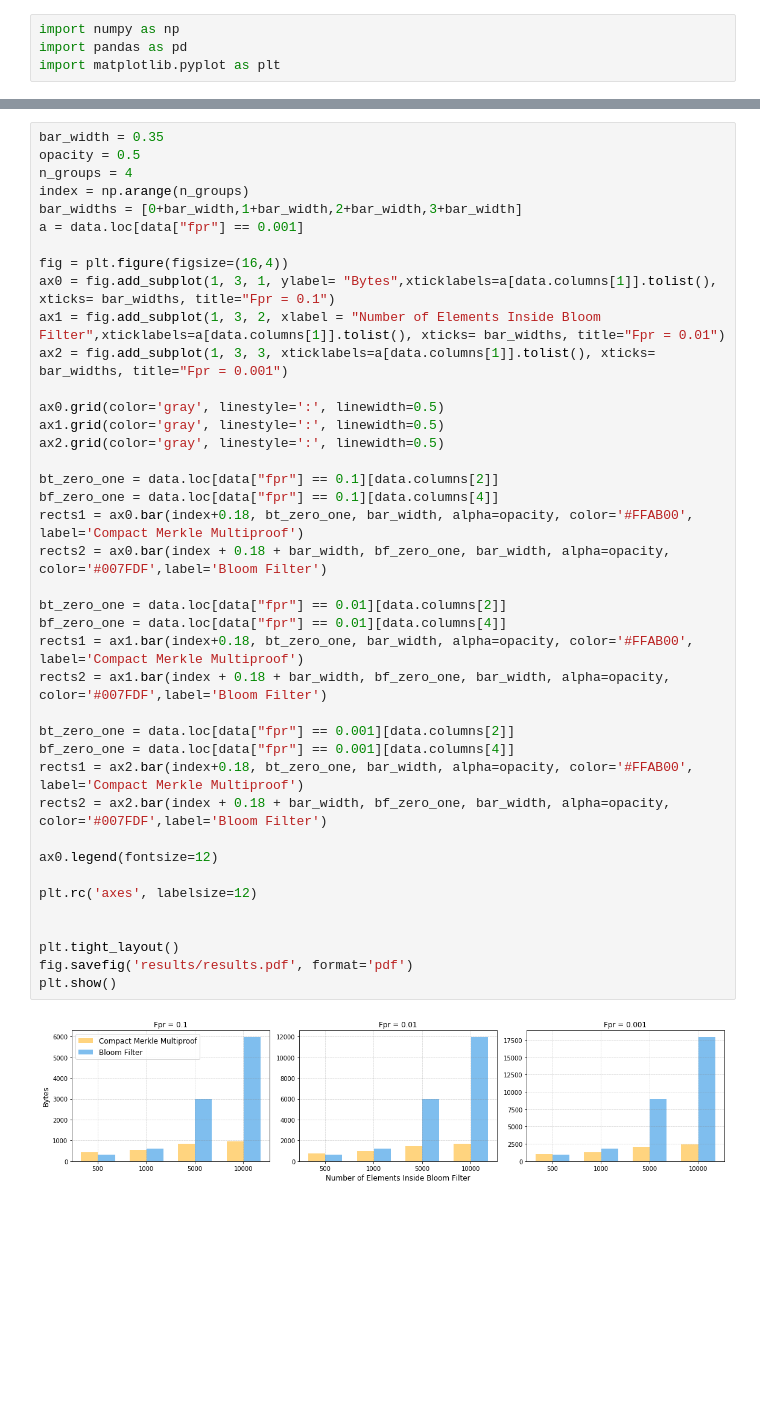
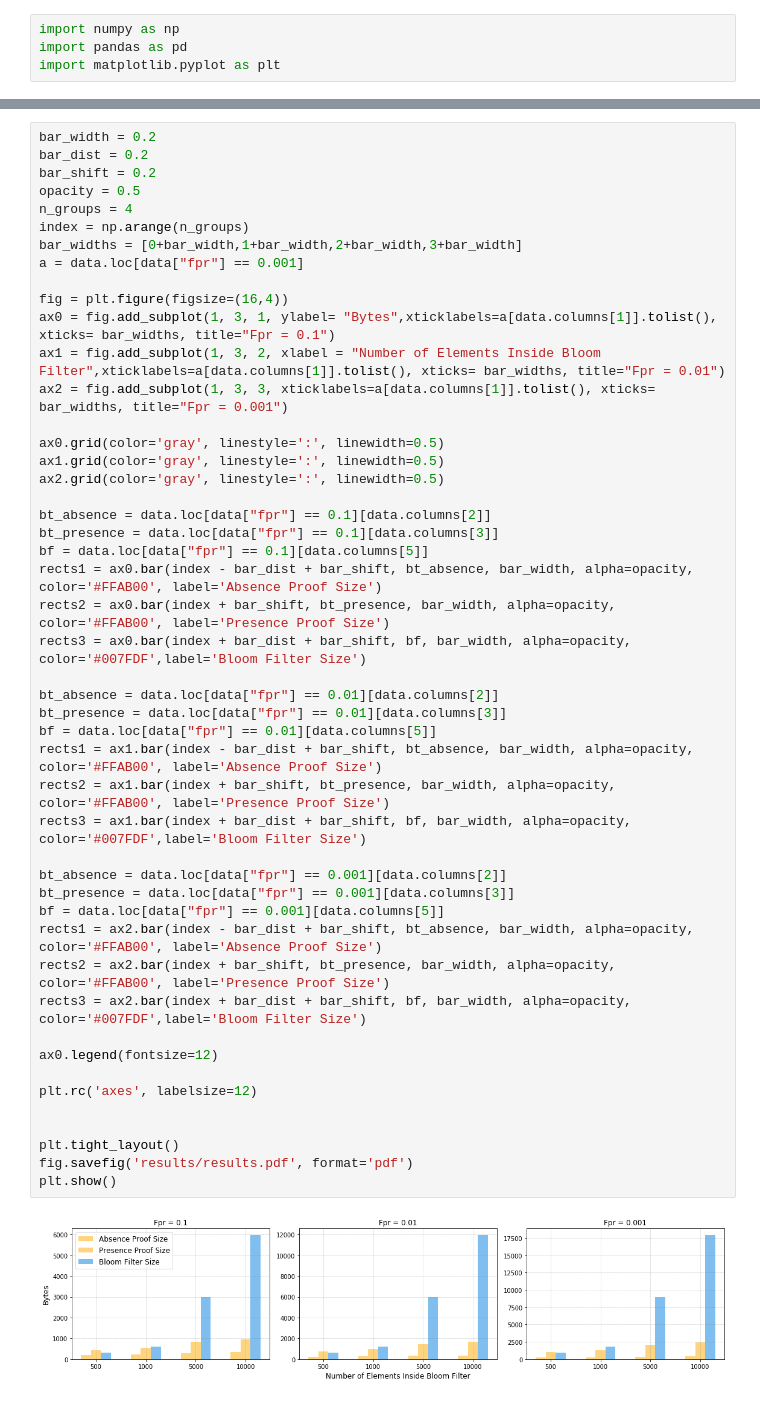
Before and after one commit to ChainlessCoder/bloom-tree-experiments, a Jupyter notebook: generate_barplots.ipynb, the cells around one changed output, grey strips where cells are left out. Saved outputs shown, nothing was run; the diff lists cells and outputs as text; blank space fills up the shorter version.

Commit message:
added absence proof visualization

```diff
--- a/generate_barplots.ipynb
+++ b/generate_barplots.ipynb
@@ -22,42 +22,50 @@ data
 # %%
-bar_width = 0.35
+bar_width = 0.2
+bar_dist = 0.2
+bar_shift = 0.2
 opacity = 0.5
 n_groups = 4
 index = np.arange(n_groups)
 bar_widths = [0+bar_width,1+bar_width,2+bar_width,3+bar_width]
 a = data.loc[data["fpr"] == 0.001]
 
 fig = plt.figure(figsize=(16,4))
 ax0 = fig.add_subplot(1, 3, 1, ylabel= "Bytes",xticklabels=a[data.columns[1]].tolist(), xticks= bar_widths, title="Fpr = 0.1")
 ax1 = fig.add_subplot(1, 3, 2, xlabel = "Number of Elements Inside Bloom Filter",xticklabels=a[data.columns[1]].tolist(), xticks= bar_widths, title="Fpr = 0.01")
 ax2 = fig.add_subplot(1, 3, 3, xticklabels=a[data.columns[1]].tolist(), xticks= bar_widths, title="Fpr = 0.001")
 
 ax0.grid(color='gray', linestyle=':', linewidth=0.5)
 ax1.grid(color='gray', linestyle=':', linewidth=0.5)
 ax2.grid(color='gray', linestyle=':', linewidth=0.5)
 
-bt_zero_one = data.loc[data["fpr"] == 0.1][data.columns[2]]
-bf_zero_one = data.loc[data["fpr"] == 0.1][data.columns[4]]
-rects1 = ax0.bar(index+0.18, bt_zero_one, bar_width, alpha=opacity, color='#FFAB00', label='Compact Merkle Multiproof')
-rects2 = ax0.bar(index + 0.18 + bar_width, bf_zero_one, bar_width, alpha=opacity, color='#007FDF',label='Bloom Filter')
+bt_absence = data.loc[data["fpr"] == 0.1][data.columns[2]]
+bt_presence = data.loc[data["fpr"] == 0.1][data.columns[3]]
+bf = data.loc[data["fpr"] == 0.1][data.columns[5]]
+rects1 = ax0.bar(index - bar_dist + bar_shift, bt_absence, bar_width, alpha=opacity, color='#FFAB00', label='Absence Proof Size')
+rects2 = ax0.bar(index + bar_shift, bt_presence, bar_width, alpha=opacity, color='#FFAB00', label='Presence Proof Size')
+rects3 = ax0.bar(index + bar_dist + bar_shift, bf, bar_width, alpha=opacity, color='#007FDF',label='Bloom Filter Size')
 
-bt_zero_one = data.loc[data["fpr"] == 0.01][data.columns[2]]
-bf_zero_one = data.loc[data["fpr"] == 0.01][data.columns[4]]
-rects1 = ax1.bar(index+0.18, bt_zero_one, bar_width, alpha=opacity, color='#FFAB00', label='Compact Merkle Multiproof')
-rects2 = ax1.bar(index + 0.18 + bar_width, bf_zero_one, bar_width, alpha=opacity, color='#007FDF',label='Bloom Filter')
+bt_absence = data.loc[data["fpr"] == 0.01][data.columns[2]]
+bt_presence = data.loc[data["fpr"] == 0.01][data.columns[3]]
+bf = data.loc[data["fpr"] == 0.01][data.columns[5]]
+rects1 = ax1.bar(index - bar_dist + bar_shift, bt_absence, bar_width, alpha=opacity, color='#FFAB00', label='Absence Proof Size')
+rects2 = ax1.bar(index + bar_shift, bt_presence, bar_width, alpha=opacity, color='#FFAB00', label='Presence Proof Size')
+rects3 = ax1.bar(index + bar_dist + bar_shift, bf, bar_width, alpha=opacity, color='#007FDF',label='Bloom Filter Size')
 
-bt_zero_one = data.loc[data["fpr"] == 0.001][data.columns[2]]
-bf_zero_one = data.loc[data["fpr"] == 0.001][data.columns[4]]
-rects1 = ax2.bar(index+0.18, bt_zero_one, bar_width, alpha=opacity, color='#FFAB00', label='Compact Merkle Multiproof')
-rects2 = ax2.bar(index + 0.18 + bar_width, bf_zero_one, bar_width, alpha=opacity, color='#007FDF',label='Bloom Filter')
+bt_absence = data.loc[data["fpr"] == 0.001][data.columns[2]]
+bt_presence = data.loc[data["fpr"] == 0.001][data.columns[3]]
+bf = data.loc[data["fpr"] == 0.001][data.columns[5]]
+rects1 = ax2.bar(index - bar_dist + bar_shift, bt_absence, bar_width, alpha=opacity, color='#FFAB00', label='Absence Proof Size')
+rects2 = ax2.bar(index + bar_shift, bt_presence, bar_width, alpha=opacity, color='#FFAB00', label='Presence Proof Size')
+rects3 = ax2.bar(index + bar_dist + bar_shift, bf, bar_width, alpha=opacity, color='#007FDF',label='Bloom Filter Size')
 
 ax0.legend(fontsize=12)
 
 plt.rc('axes', labelsize=12)
 
 
 plt.tight_layout()
 fig.savefig('results/results.pdf', format='pdf')
 plt.show()
 # %% [output]
-[figure, old version]
+[figure, new version]
```
Also changed, not shown: parts of 1 cell of this notebook, 1 other file.
